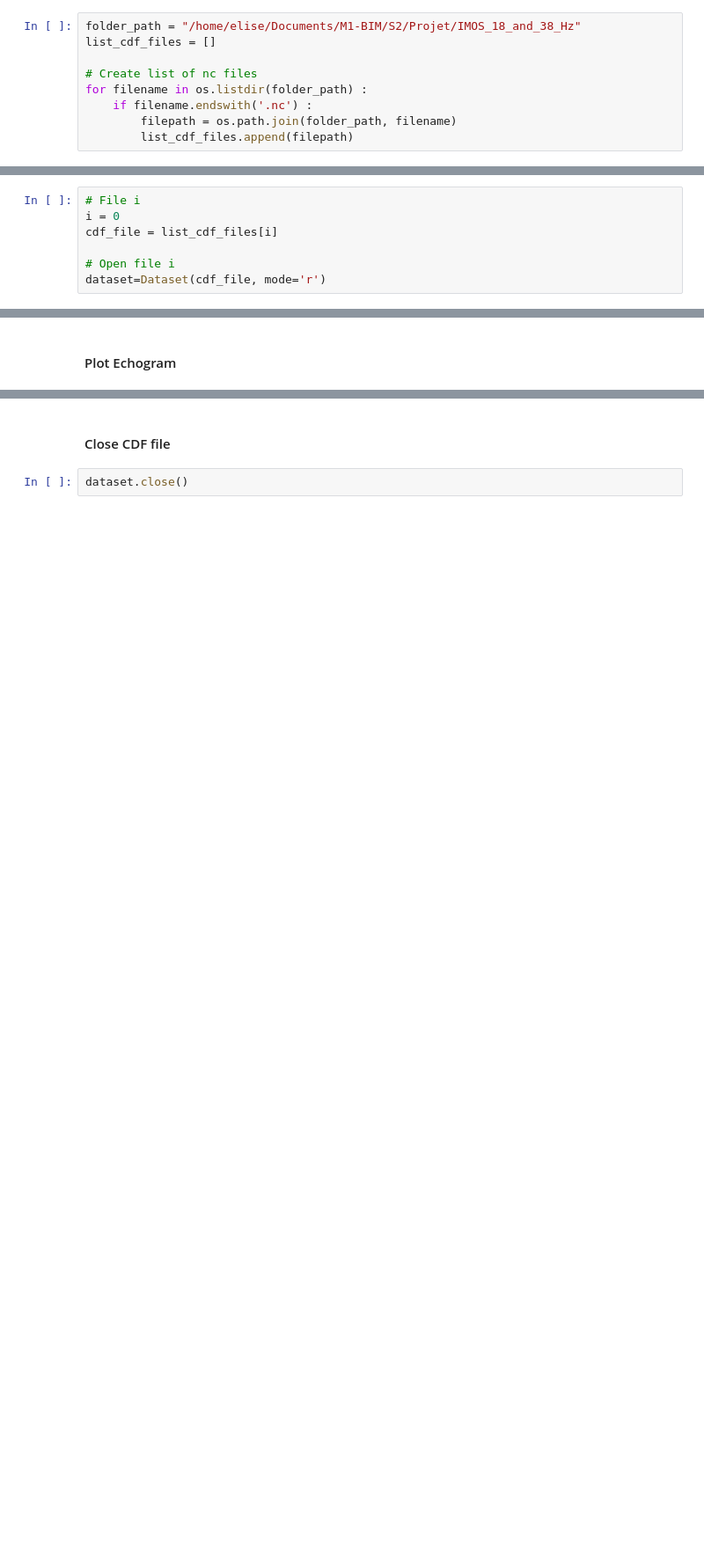
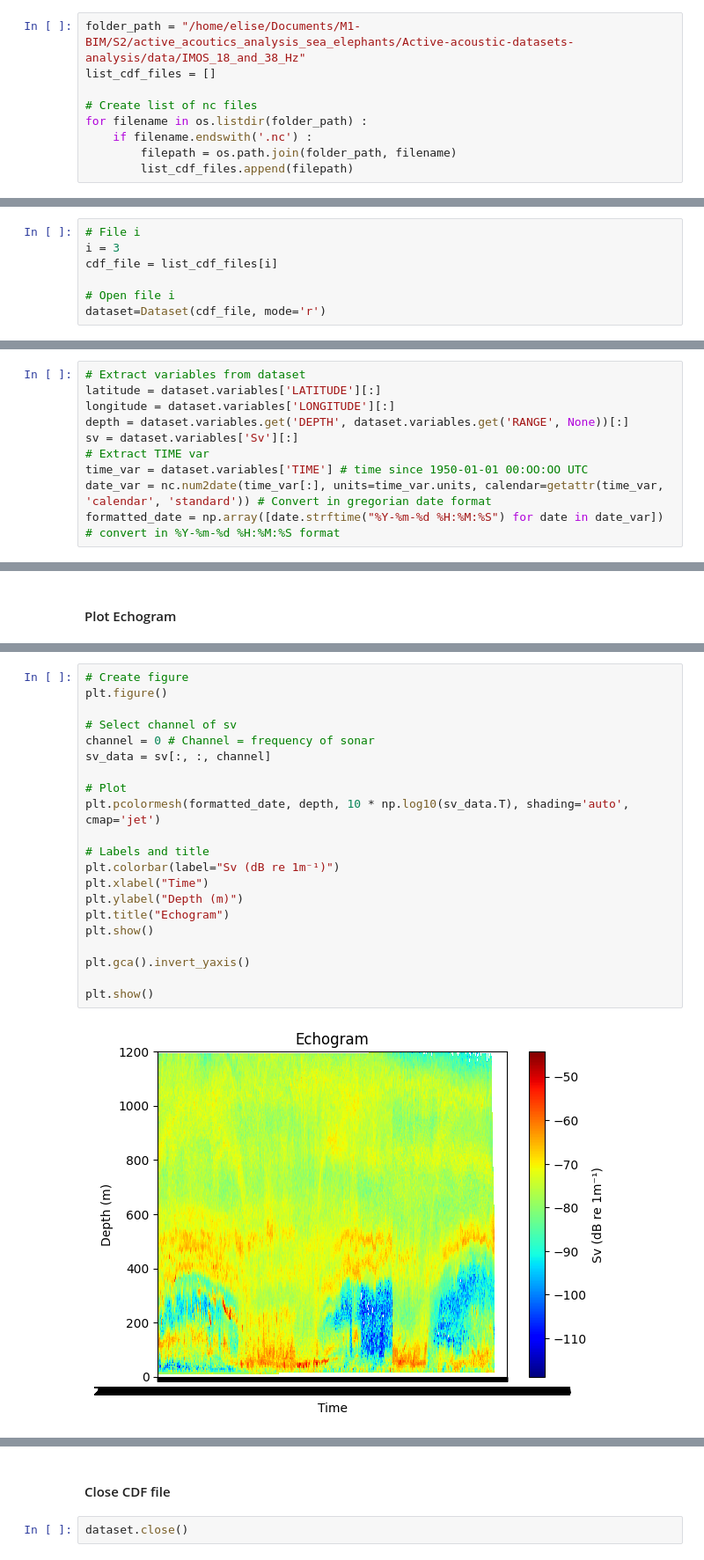
Before and after one commit to EliiseNicolas/Active-acoustic-datasets-analysis, a Jupyter notebook: src/open_netCDF.ipynb, the cells around one changed output, grey strips where cells are left out. Shown: that part at 88% size. Saved outputs shown, nothing was run; the diff lists cells and outputs as text; blank space fills up the shorter version.

Commit message:
First echogram made (draft), to do : use ancillary variable to check data quality, find out which channel correspond to which frequency of sonar

```diff
--- a/src/open_netCDF.ipynb
+++ b/src/open_netCDF.ipynb
@@ -9,7 +9,7 @@ import matplotlib.pyplot as plt
 # %% [markdown]
 #### Open folder containing CDF files
 # %%
-folder_path = "/home/elise/Documents/M1-BIM/S2/Projet/IMOS_18_and_38_Hz"
+folder_path = "/home/elise/Documents/M1-BIM/S2/active_acoutics_analysis_sea_elephants/Active-acoustic-datasets-analysis/data/IMOS_18_and_38_Hz"
 list_cdf_files = []
 
 # Create list of nc files
@@ -21,7 +21,7 @@ for filename in os.listdir(folder_path) :
 #### Open CDF files
 # %%
 # File i
-i = 0
+i = 3
 cdf_file = list_cdf_files[i]
 
 # Open file i
@@ -63,0 +54,10 @@ ValueError: ('has_year_zero not specified', <class 'datetime.date'>)
+# %%
+# Extract variables from dataset
+latitude = dataset.variables['LATITUDE'][:]
+longitude = dataset.variables['LONGITUDE'][:]
+depth = dataset.variables.get('DEPTH', dataset.variables.get('RANGE', None))[:]
+sv = dataset.variables['Sv'][:]
+# Extract TIME var
+time_var = dataset.variables['TIME'] # time since 1950-01-01 00:OO:OO UTC
+date_var = nc.num2date(time_var[:], units=time_var.units, calendar=getattr(time_var, 'calendar', 'standard')) # Convert in gregorian date format
+formatted_date = np.array([date.strftime("%Y-%m-%d %H:%M:%S") for date in date_var]) # convert in %Y-%m-%d %H:%M:%S format
@@ -76,0 +92,23 @@ TypeError: Invalid shape (2, 240, 31162) for image data
+# %%
+# Create figure
+plt.figure()
+
+# Select channel of sv
+channel = 0 # Channel = frequency of sonar
+sv_data = sv[:, :, channel]
+
+# Plot
+plt.pcolormesh(formatted_date, depth, 10 * np.log10(sv_data.T), shading='auto', cmap='jet')
+
+# Labels and title
+plt.colorbar(label="Sv (dB re 1m⁻¹)")
+plt.xlabel("Time")
+plt.ylabel("Depth (m)")
+plt.title("Echogram")
+plt.show()
+
+plt.gca().invert_yaxis()
+
+plt.show()
+# %% [output]
+[figure, added]
```
Also changed, not shown: parts of 5 cells of this notebook.
